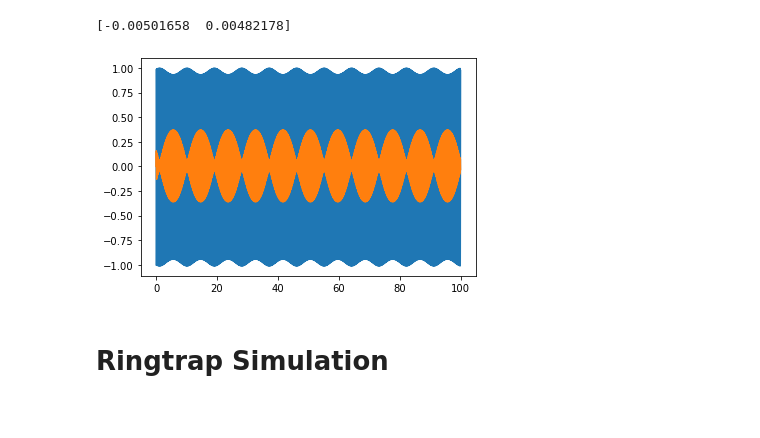
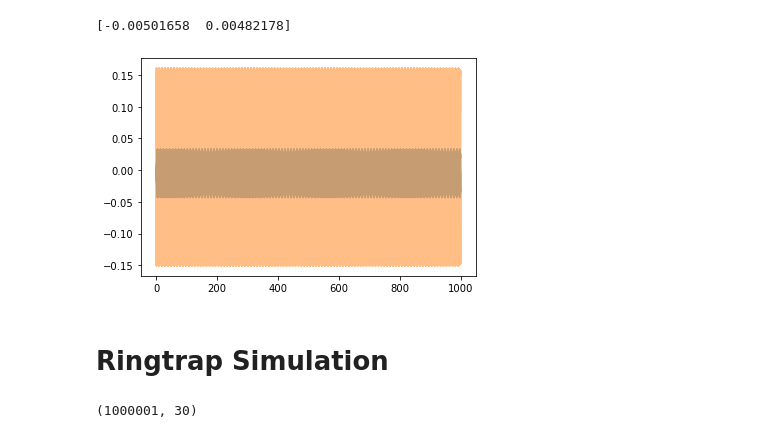
Before and after one commit to code-sc/ion-trap-simulation, a Jupyter notebook: run_simulation.ipynb, the cells around one changed output. Saved outputs shown, nothing was run; the diff lists cells and outputs as text; code cells hidden in the pictures.

```diff
--- a/run_simulation.ipynb
+++ b/run_simulation.ipynb
@@ -32,17 +32,17 @@ v_0 = np.array([0, 5])
 # %% [output]
 [-0.00501658  0.00482178]
 # %%
-T = 1e2
+T = 1e3
 dt = 1e-3
 
-r_sim, v_sim, a_sim = sim_leapfrog(T, dt, r_0, v_0, ensemble_properties, potentials=potentials, language="python", dims=1)
+r_sim, v_sim, a_sim = sim_leapfrog(T, dt, r_0, v_0, ensemble_properties, potentials=potentials, language="c++", dims=1)
 t_sim = np.linspace(0, T, int(T/dt)+1)
 # %%
 for i in range(n):
-    plt.plot(t_sim, r_sim[:,i])
+    plt.plot(t_sim, r_sim[:,i], alpha=0.5)
 plt.show()
 # %% [output]
-[figure, old version]
+[figure, new version]
 # %% [markdown]
 # Ringtrap Simulation
 # %%
@@ -100,4 +105,8 @@ r_sim, v_sim, a_sim = sim_leapfrog(T, dt, r_0, v_0, ensemble_properties, potenti
 t_sim = np.linspace(0, T, int(T/dt)+1)
+# %%
+r_sim.shape
+# %% [output]
+(1000001, 30)
 # %%
 fig, ax = plt.subplots(3, figsize=(8, 10))
 for i in range(n):
```
Also changed, not shown: parts of 8 cells of this notebook, 6 other files.
